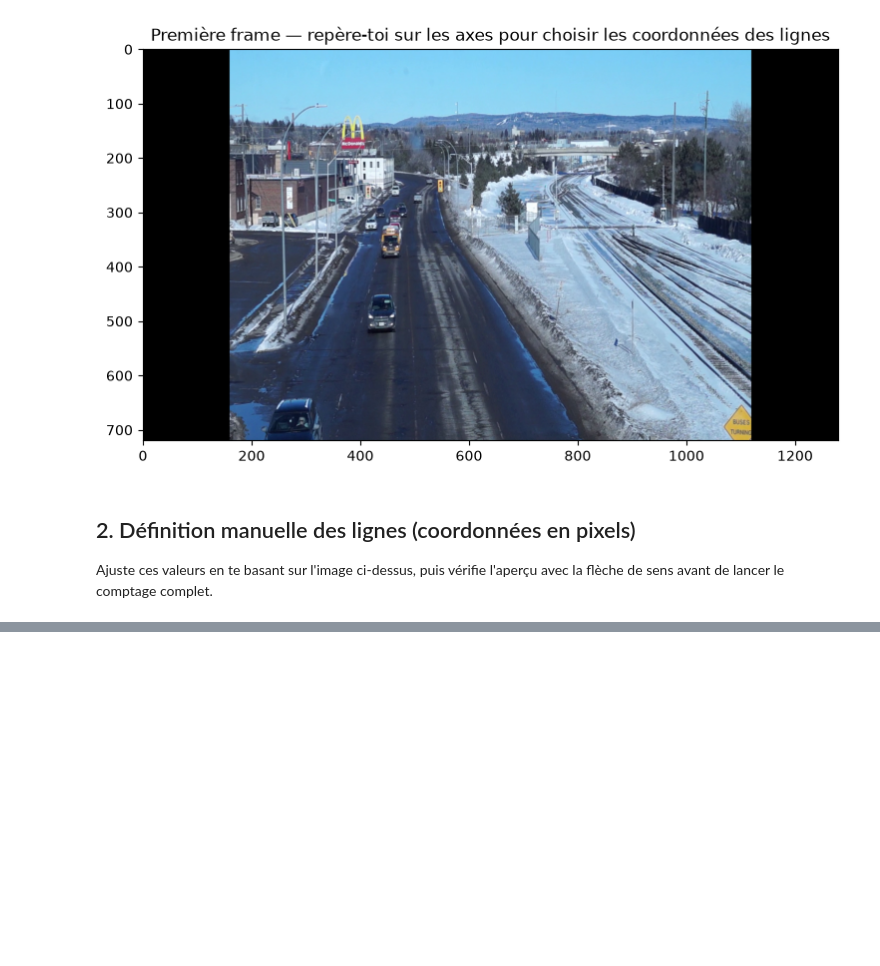
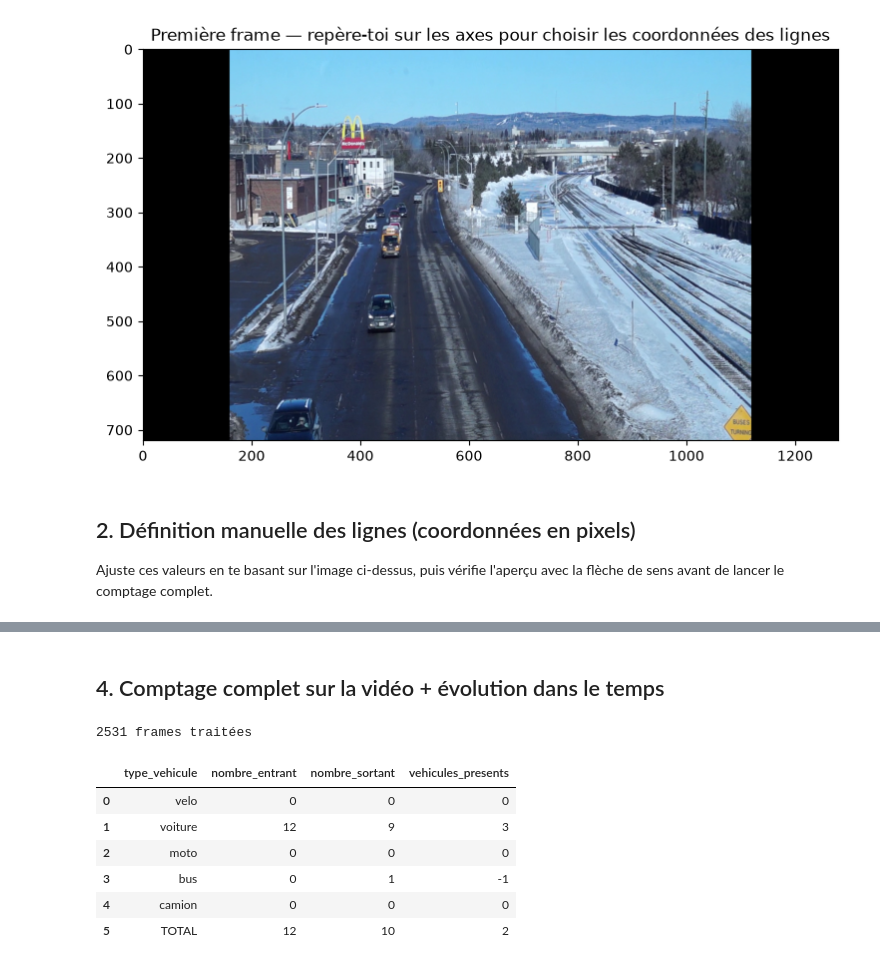
Before and after one commit to LyhengLAO/Computer_Vision, a Jupyter notebook: vehicle_counting/notebook/01_prototype_tracking_counting.ipynb, the cells around one changed output, grey strips where cells are left out. Drawn from its saved outputs; the diff is of its cells as text; code cells hidden in the pictures; blank space fills up the shorter version.

```diff
--- a/vehicle_counting/notebook/01_prototype_tracking_counting.ipynb
+++ b/vehicle_counting/notebook/01_prototype_tracking_counting.ipynb
@@ -63,0 +97,35 @@ plt.show()
+# %% [markdown]
+## 4. Comptage complet sur la vidéo + évolution dans le temps
+# %%
+def centroid(xyxy):
+    x1, y1, x2, y2 = xyxy
+    return ((x1+x2)/2, (y1+y2)/2)
+
+counter = LineCounter(in_line, out_line)
+history = []  # snapshot des totaux à chaque frame, pour tracer l'évolution
+
+stream = model.track(
+    source=VIDEO_PATH, conf=0.4, classes=list(VEHICLE_CLASSES.keys()),
+    tracker="bytetrack.yaml", persist=True, stream=True, verbose=False,
+)
+
+for frame_idx, result in enumerate(stream):
+    if result.boxes is not None and result.boxes.id is not None:
+        for box, track_id, cls_id in zip(result.boxes.xyxy, result.boxes.id, result.boxes.cls):
+            cls_name = VEHICLE_CLASSES.get(int(cls_id), "autre")
+            counter.update(int(track_id), cls_name, centroid(box.tolist()))
+
+    history.append({"frame": frame_idx, "in_total": counter.total("in"), "out_total": counter.total("out")})
+
+hist_df = pd.DataFrame(history)
+print(f"{len(hist_df)} frames traitées")
+pd.DataFrame(counter.as_rows())
+# %% [output]
+2531 frames traitées
+|  | type_vehicule | nombre_entrant | nombre_sortant | vehicules_presents |
+| 0 | velo | 0 | 0 | 0 |
+| 1 | voiture | 12 | 9 | 3 |
+| 2 | moto | 0 | 0 | 0 |
+| 3 | bus | 0 | 1 | -1 |
+| 4 | camion | 0 | 0 | 0 |
+| 5 | TOTAL | 12 | 10 | 2 |
```
Also changed, not shown: parts of 6 cells of this notebook, 3 other files.
